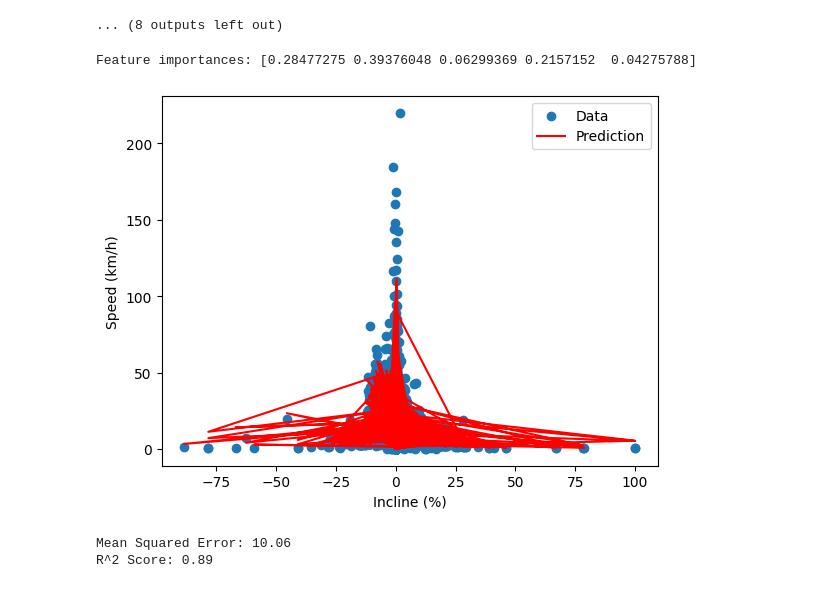
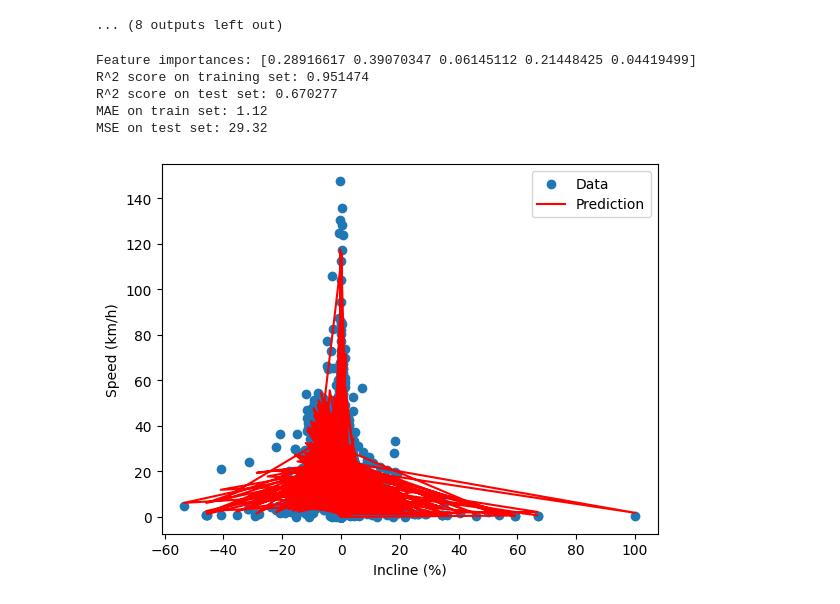
Before and after one commit to alx-sima/cycling-planner, a Jupyter notebook: main.ipynb, the cells around one changed output. Saved outputs shown, nothing was run; the diff lists cells and outputs as text; code cells hidden in the pictures.

Commit message:
Refactor model code

```diff
--- a/main.ipynb
+++ b/main.ipynb
@@ -10,9 +11,9 @@ import pickle as pkl
 api = WeatherApi()
 parser = GPXParser(api)
 
-tracks = parser.parse_gpx_dir("data")
+tracks = parser.parse_gpx_dir("data/bike")
 for track in tracks:
-    name = track["filename", 0]
+    name = track["filename"][0]
     GPXParser.plot_gpx(track)
 
 data = pd.concat(tracks, ignore_index=True)
@@ -51,30 +59,12 @@ Total distance: 56238.74 m
+# %%
+model = Model.create(n_estimators=100)
+model.fit(X_train, y_train)
 # %%
-model = sk.ensemble.RandomForestRegressor(n_estimators=100)
-X = data[["incline", "elapsed_time", "temperature", "wind_course_diff", "wind_speed"]]
-y = data["speed"]
-
-X_train, X_test, y_train, y_test = sk.model_selection.train_test_split(
-    X.values, y, test_size=0.2
-)
-
-model.fit(X_train, y_train)
-model.score(X_test, y_test)
-
-print("Feature importances:", model.feature_importances_)
-plt.scatter(X_test[:, 0], y_test, label="Data")
-plt.plot(X_test[:, 0], model.predict(X_test), color="red", label="Prediction")
-plt.xlabel("Incline (%)")
-plt.ylabel("Speed (km/h)")
-plt.legend()
-plt.show()
-
-y_pred = model.predict(X.values)
-mse = sk.metrics.mean_squared_error(y, y_pred)
-r2 = sk.metrics.r2_score(y, y_pred)
-print(f"Mean Squared Error: {mse:.2f}")
-print(f"R^2 Score: {r2:.2f}")
+model.display_stats(X_train, y_train, X_test, y_test)
 # %% [output]
-Feature importances: [0.28477275 0.39376048 0.06299369 0.2157152  0.04275788]
+Feature importances: [0.28916617 0.39070347 0.06145112 0.21448425 0.04419499]
+R^2 score on training set: 0.951474
+R^2 score on test set: 0.670277
+MAE on train set: 1.12
+MSE on test set: 29.32
-[figure, old version]
+[figure, new version]
-Mean Squared Error: 10.06
-R^2 Score: 0.89
```
Also changed, not shown: parts of 4 cells of this notebook, 1 other file.
